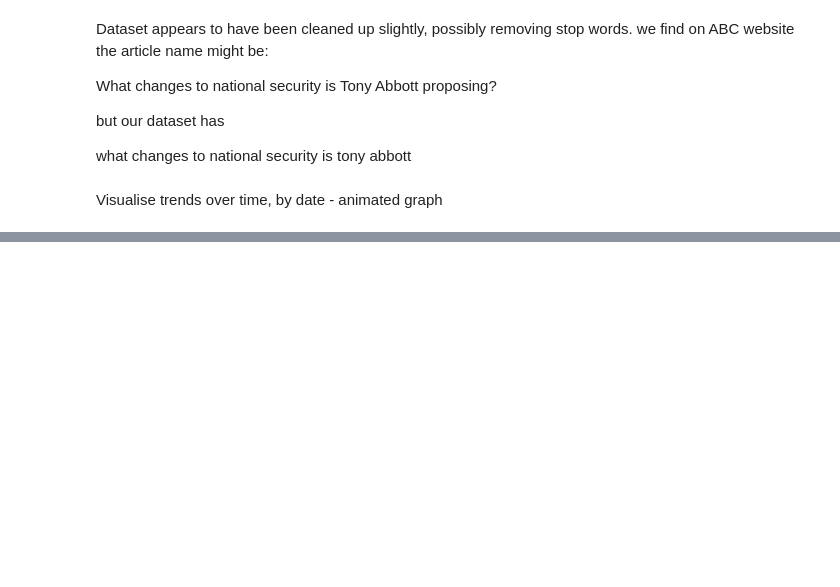
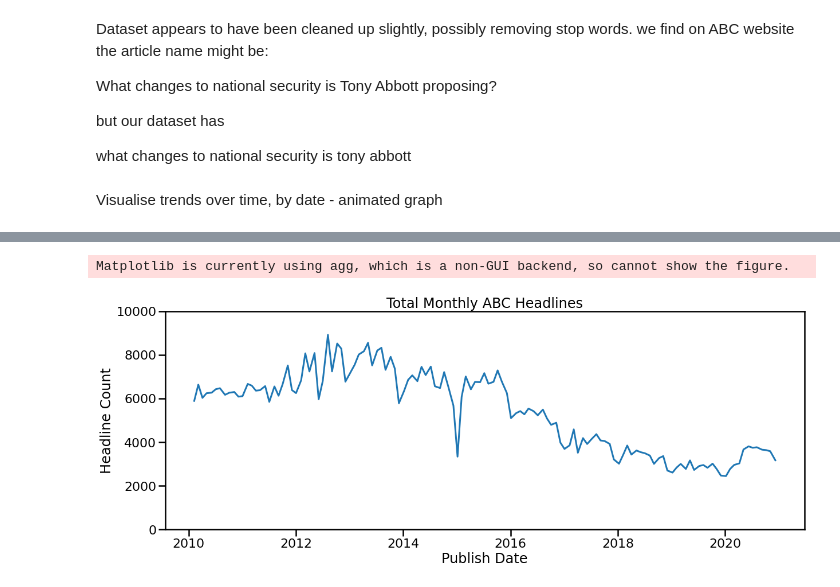
Before and after one commit to DataJackOH/visualisingabc, a Jupyter notebook: abcheadlines_notebook.ipynb, the cells around one changed output, grey strips where cells are left out. Cells and saved outputs as stored; diff of their text form; code cells hidden in the pictures; blank space fills up the shorter version.

Commit message:
updated to include headline graph

```diff
--- a/abcheadlines_notebook.ipynb
+++ b/abcheadlines_notebook.ipynb
@@ -289,3 +289,7 @@ dfgroupedselected.plot_animated("abc-count-cities.gif",    figsize=(6.5*1.5, 3.5
                                 period_label=False, enable_progress_bar = True,
                                steps_per_period=1, interpolate_period=False, period_length=50,
     dpi=500)
+# %%
+dfgrouped = df.groupby(['publish_date'])['headline_text'].count().reset_index()
+
+dfgrouped.rename(columns={"publish_date": "Publish Date", "headline_text": "Headline Count"},inplace=True)
@@ -291,0 +316,15 @@ dfgroupedselected.plot_animated("abc-count-cities.gif",    figsize=(6.5*1.5, 3.5
+# %%
+
+sns.set_context('poster')
+
+plt.rcParams['figure.figsize']=(20,7)
+plt.ylim(0, 10000)
+plot = sns.lineplot(data=dfgrouped, x='Publish Date',y='Headline Count'
+              ).set(title='Total Monthly ABC Headlines')
+
+
+plt.savefig("abcheadlines.png",bbox_inches='tight')
+plt.show()
+# %% [output]
+Matplotlib is currently using agg, which is a non-GUI backend, so cannot show the figure.
+[figure, added]
```
Also changed, not shown: parts of 3 cells of this notebook.
